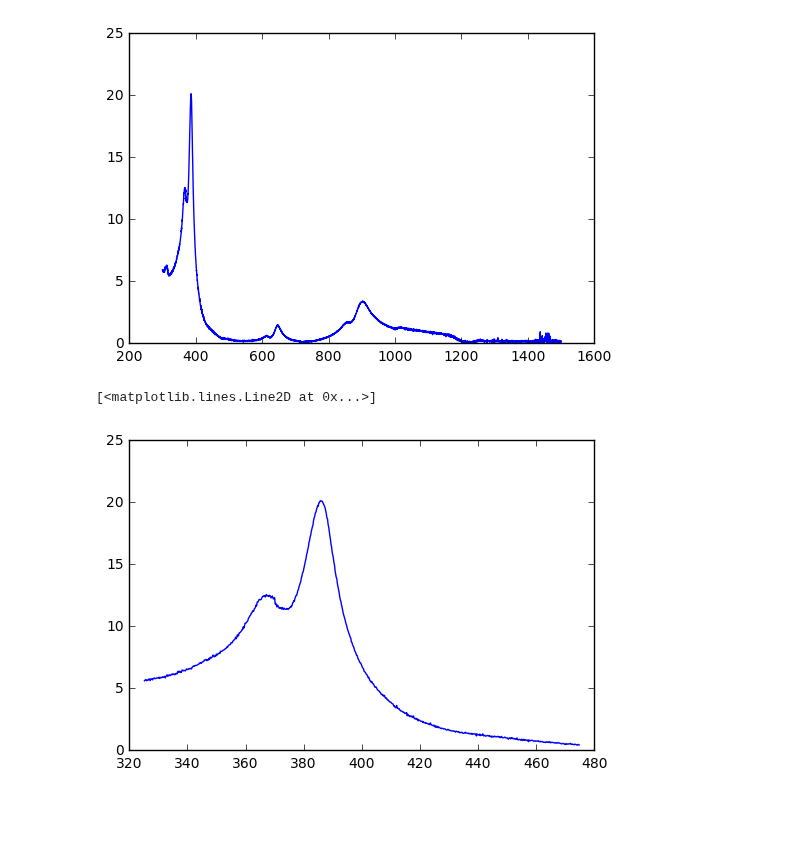
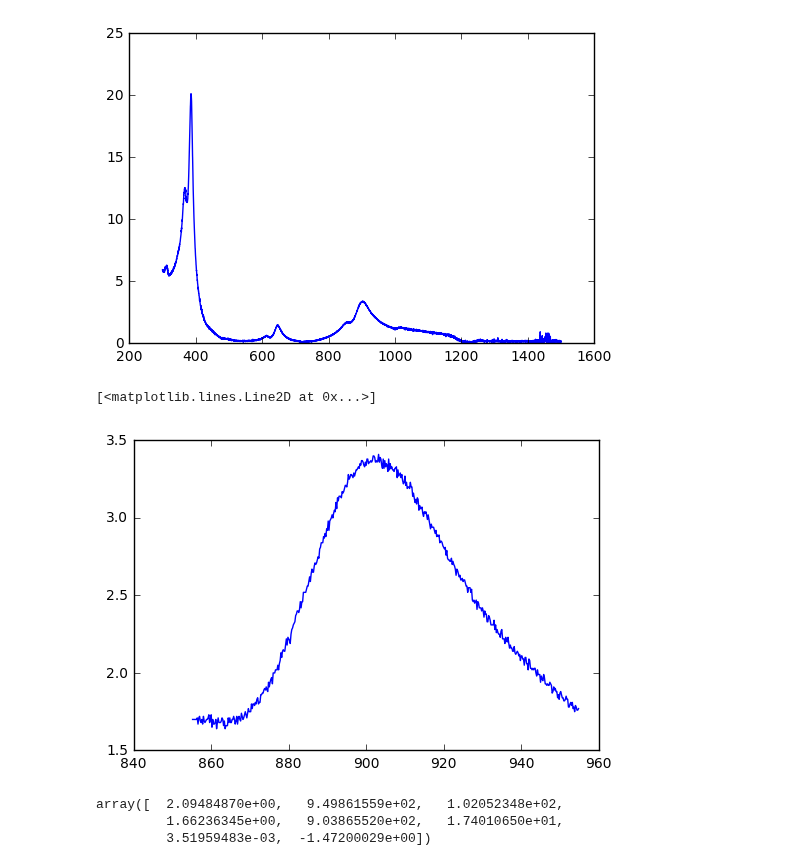
Before and after one commit to ry-dgel/Chladni, a Jupyter notebook: fitting_frequency_scan.ipynb, the cells around one changed output. Saved outputs shown, nothing was run; the diff lists cells and outputs as text; code cells hidden in the pictures; blank space fills up the shorter version.

Commit message:
Trying to fit double gaussians+line

```diff
--- a/fitting_frequency_scan.ipynb
+++ b/fitting_frequency_scan.ipynb
@@ -15,10 +15,31 @@ plt.plot(frequency, amplitude)
 [<matplotlib.lines.Line2D at 0x...>]
 [figure]
 # %%
-width = 75
+width = 50
+subset_frequency = frequency[np.abs(frequency-905)<width]
+subset_amplitude = amplitude[np.abs(frequency-905)<width]
 plt.plot(
-    frequency[np.abs(frequency-400)<width],
-    amplitude[np.abs(frequency-400)<width])
+    frequency[np.abs(frequency-905)<width],
+    amplitude[np.abs(frequency-905)<width])
 # %% [output]
 [<matplotlib.lines.Line2D at 0x...>]
-[figure, old version]
+[figure, new version]
+# %%
+def error_func(x, subset_frequency, subset_amplitude):
+    a1, b1, c1 = x[0], x[1], x[2]#x[0], x[1], x[2]
+    gaussian_1 = a1*np.exp(-np.square(subset_frequency-b1)/(2.*c1**2.))
+    a2, b2, c2 = x[3], x[4], x[5]#x[3], x[4], x[5]
+    gaussian_2 = a2*np.exp(-np.square(subset_frequency-b2)/(2.*c2**2.))
+    a3, b3 = x[6], x[7]
+    linear_fit = a3*subset_frequency + b3
+    return np.sum(np.square(gaussian_2+linear_fit-subset_amplitude))
+
+fitting = minimize(
+    error_func, x0=[1.5, 850, 20, 3.0, 900, 20, 2., 1.0], args=(subset_frequency, subset_amplitude),
+    method="Nelder-Mead", tol=1e-5, options={'maxiter':15000})
+x = fitting.x
+x
+# %% [output]
+array([  2.09484870e+00,   9.49861559e+02,   1.02052348e+02,
+         1.66236345e+00,   9.03865520e+02,   1.74010650e+01,
+         3.51959483e-03,  -1.47200029e+00])
```
Also changed, not shown: parts of 2 cells of this notebook.
